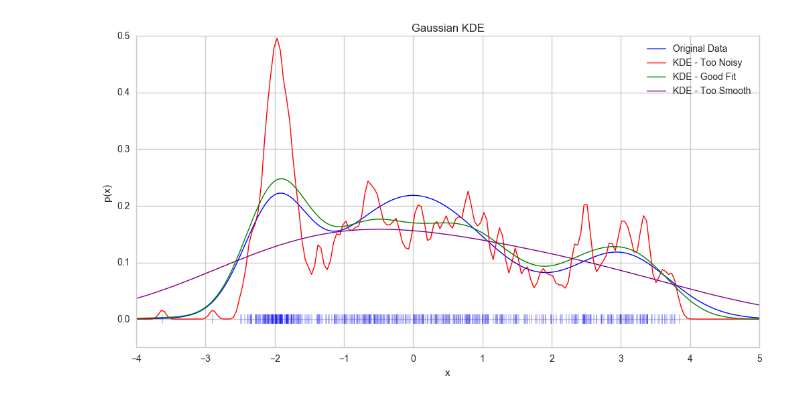
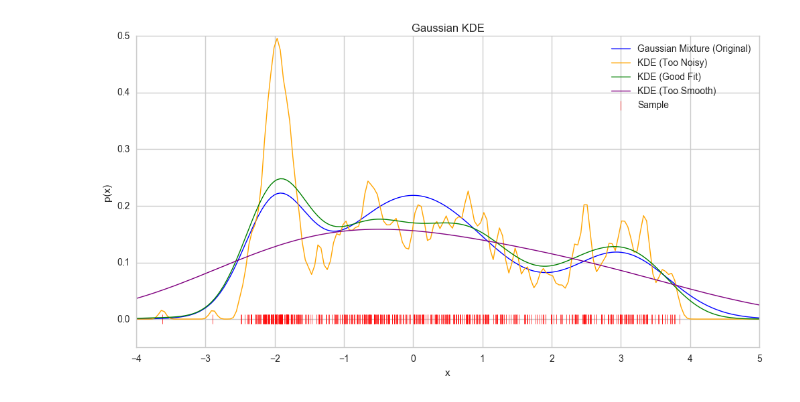
Before and after one commit to csizsek/machine-learning, a Jupyter notebook: 01_probability_and_stats/kernel_density_estimation.ipynb, the cells around one changed output. Saved outputs shown, nothing was run; the diff lists cells and outputs as text; code cells hidden in the pictures.

Commit message:
added more plots

```diff
--- a/01_probability_and_stats/kernel_density_estimation.ipynb
+++ b/01_probability_and_stats/kernel_density_estimation.ipynb
@@ -95,43 +143,45 @@ _ = plt.plot(
     g,
     c='blue',
     linewidth=1,
-    label='Original Data')
+    label='Gaussian Mixture (Original)')
 
 # plot the sample
 _ = plt.scatter(
     x=sample,
     y=[0]*len(sample),
     marker='|',
-    c='blue',
-    s=100)
+    c='red',
+    s=100,
+    label='Sample',
+    linewidth=0.5)
 
 # plot KDEs
 _ = plt.plot(
     ls,
     kde1,
-    c='red',
+    c='orange',
     linewidth=1,
-    label='KDE - Too Noisy')
+    label='KDE (Too Noisy)')
 
 _ = plt.plot(
     ls,
     kde2,
     c='green',
     linewidth=1,
-    label='KDE - Good Fit')
+    label='KDE (Good Fit)')
 
 _ = plt.plot(
     ls,
     kde3,
     c='purple',
     linewidth=1,
-    label='KDE - Too Smooth')
+    label='KDE (Too Smooth)')
 
 _ = plt.xlim((-4, 5))
 _ = plt.ylim((-0.05, 0.5))
 _ = plt.title('Gaussian KDE')
 _ = plt.xlabel('x')
 _ = plt.ylabel('p(x)')
 _ = plt.legend()
 # %% [output]
-[figure, old version]
+[figure, new version]
```
Also changed, not shown: parts of 2 cells of this notebook.
